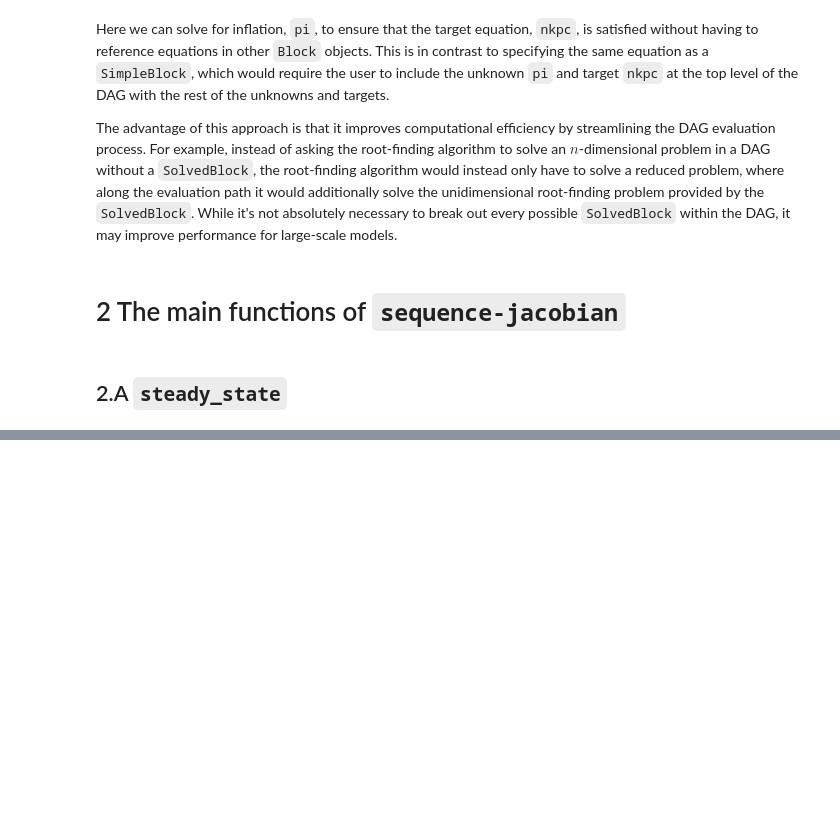
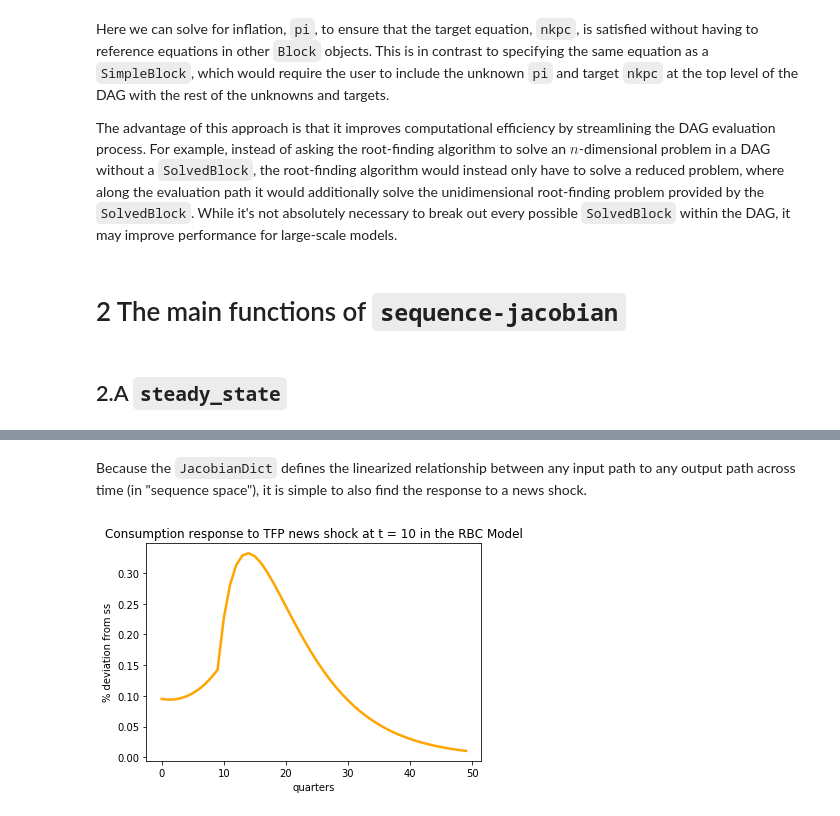
Before and after one commit to shade-econ/sequence-jacobian, a Jupyter notebook: notebooks/intro_to_sequence_jacobian.ipynb, the cells around one changed output, grey strips where cells are left out. Drawn from its saved outputs; the diff is of its cells as text; code cells hidden in the pictures; blank space fills up the shorter version.

```diff
--- a/notebooks/intro_to_sequence_jacobian.ipynb
+++ b/notebooks/intro_to_sequence_jacobian.ipynb
@@ -298,0 +459,12 @@ The advantage of this approach is that it improves computational efficiency by s
+# %% [markdown]
+Because the `JacobianDict` defines the linearized relationship between any input path to any output path across time (in "sequence space"), it is simple to also find the response to a news shock.
+# %%
+dOut_rbc_news = rbc_G[["C"]] @ {"Z": np.concatenate((np.zeros(10), 0.01 * 0.8 ** np.arange(290)))}
+
+plt.plot(100 * dOut_rbc_news["C"][:50]/rbc_ss["C"], linewidth=2.5, color="orange")
+plt.title(r'Consumption response to TFP news shock at t = 10 in the RBC Model')
+plt.ylabel(r'% deviation from ss')
+plt.xlabel(r'quarters')
+plt.show()
+# %% [output]
+[figure, added]
```
Also changed, not shown: parts of 40 cells of this notebook.
